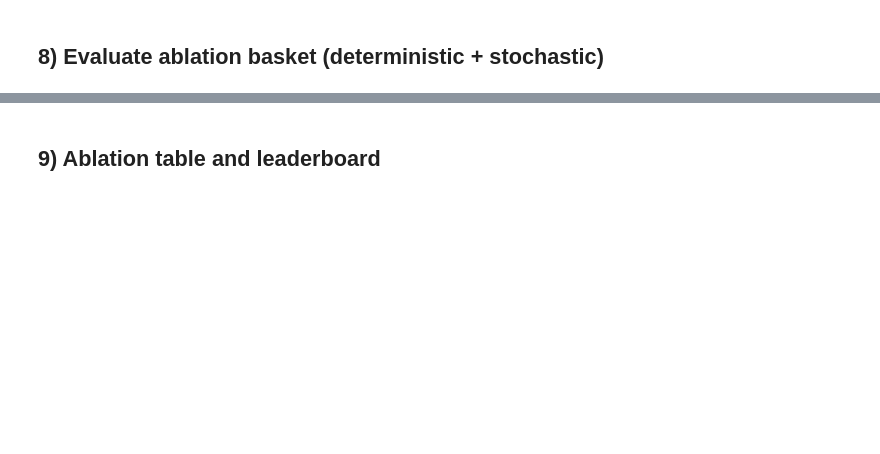
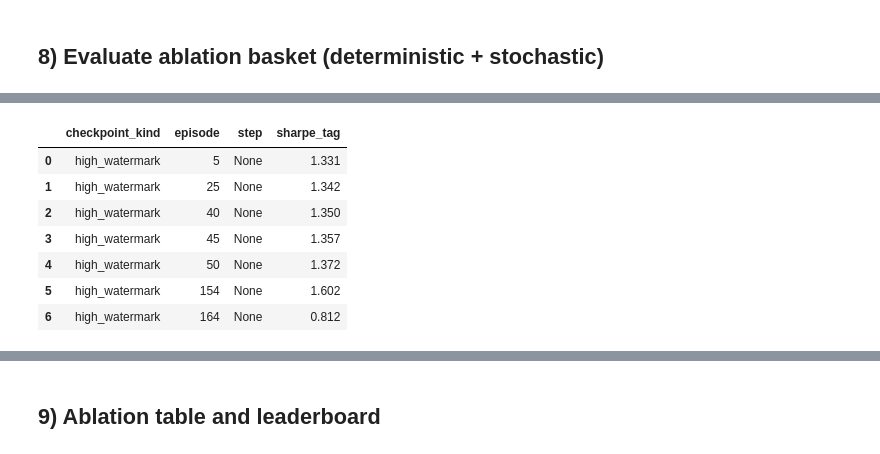
Before and after one commit to Dave-DKings/tcn_tape_vectorized_version, a Jupyter notebook: tcn_evaluation_only.ipynb, the cells around one changed output, grey strips where cells are left out. Cells and saved outputs as stored; diff of their text form; code cells hidden in the pictures; blank space fills up the shorter version.

```diff
--- a/tcn_evaluation_only.ipynb
+++ b/tcn_evaluation_only.ipynb
@@ -872,3 +953,85 @@ def eval_run_one_checkpoint(eval_cfg, phase1_data, ckpt_prefix, seed=42):
         save_eval_logs=EVAL_SAVE_LOGS,
         save_eval_artifacts=EVAL_SAVE_ARTIFACTS,
     )
+# %%
+# -----------------------------------------------------------------------------
+# Evaluation subset controls
+# -----------------------------------------------------------------------------
+# Modes:
+# - "all": run full eval_ablation_ckpts
+# - "index_range": run by row index range in eval_ablation_ckpts
+# - "episode_range": run checkpoints with episode in [min_ep, max_ep]
+# - "episode_list": run only specific episodes
+EVAL_RUN_MODE = "episode_list"
+
+EVAL_INDEX_RANGE = (0, 9999)      # used when mode="index_range" (inclusive)
+EVAL_EPISODE_RANGE = (1, 9999)    # used when mode="episode_range" (inclusive)
+EVAL_EPISODE_LIST = [5, 25, 50, 45, 40, 154, 164]  # used when mode="episode_list"
+
+# Optional: clear previous results each run
+EVAL_RESET_RESULTS = True
+
+# -----------------------------------------------------------------------------
+# Build selected checkpoint frame
+# -----------------------------------------------------------------------------
+eval_evaluations = {}
+eval_failures = {}
+
+if EVAL_RUN_MODE == "all":
+    eval_run_ckpts = eval_ablation_ckpts.copy()
+
+elif EVAL_RUN_MODE == "index_range":
+    i0, i1 = EVAL_INDEX_RANGE
+    eval_run_ckpts = eval_ablation_ckpts.iloc[i0:i1 + 1].copy()
+
+elif EVAL_RUN_MODE == "episode_range":
+    ep0, ep1 = EVAL_EPISODE_RANGE
+    tmp = eval_ablation_ckpts.copy()
+    tmp["_ep_int"] = pd.to_numeric(tmp["episode"], errors="coerce")
+    eval_run_ckpts = tmp[(tmp["_ep_int"] >= ep0) & (tmp["_ep_int"] <= ep1)].drop(columns=["_ep_int"]).copy()
+
+elif EVAL_RUN_MODE == "episode_list":
+    want = set(int(x) for x in EVAL_EPISODE_LIST)
+    tmp = eval_ablation_ckpts.copy()
+    tmp["_ep_int"] = pd.to_numeric(tmp["episode"], errors="coerce").astype("Int64")
+    eval_run_ckpts = tmp[tmp["_ep_int"].isin(want)].drop(columns=["_ep_int"]).copy()
+
+else:
+    raise ValueError(f"Unknown EVAL_RUN_MODE: {EVAL_RUN_MODE}")
+
+eval_run_ckpts = eval_run_ckpts.reset_index(drop=True)
+
+print(f"Mode: {EVAL_RUN_MODE}")
+print(f"Selected checkpoints: {len(eval_run_ckpts)} / {len(eval_ablation_ckpts)}")
+display(eval_run_ckpts[["checkpoint_kind", "episode", "step", "sharpe_tag"]].head(20))
+
+# -----------------------------------------------------------------------------
+# Run evaluation
+# -----------------------------------------------------------------------------
+if EVAL_RESET_RESULTS or "eval_evaluations" not in globals():
+    eval_evaluations = {}
+if EVAL_RESET_RESULTS or "eval_failures" not in globals():
+    eval_failures = {}
+
+for i, row in eval_run_ckpts.iterrows():
+    ep = int(row["episode"]) if pd.notna(row["episode"]) else -1
+    st = int(row["step"]) if pd.notna(row["step"]) else -1
+    label = f"{row['checkpoint_kind']}__ep{ep:04d}__step{st:06d}"
+    prefix = row["checkpoint_prefix"]
+
+    print(f"\n[{i+1}/{len(eval_run_ckpts)}] Evaluating: {label}")
+    try:
+        ev = eval_run_one_checkpoint(eval_config, eval_phase1_data, prefix, seed=EVAL_RANDOM_SEED)
+        eval_evaluations[label] = ev
+    except Exception as e:
+        eval_failures[label] = f"{type(e).__name__}: {e}"
+        print(f"❌ Failed {label}: {eval_failures[label]}")
+
+print("✅ Completed evaluations:", len(eval_evaluations))
+print("⚠️ Failed evaluations:", len(eval_failures))
+
+if eval_failures:
+    print("\nFailure samples:")
+    for k, v in list(eval_failures.items())[:10]:
+        print(" -", k, "->", v)
+# %% [output]
@@ -874,0 +1040,8 @@ def eval_run_one_checkpoint(eval_cfg, phase1_data, ckpt_prefix, seed=42):
+|  | checkpoint_kind | episode | step | sharpe_tag |
+| 0 | high_watermark | 5 | None | 1.331 |
+| 1 | high_watermark | 25 | None | 1.342 |
+| 2 | high_watermark | 40 | None | 1.350 |
+| 3 | high_watermark | 45 | None | 1.357 |
+| 4 | high_watermark | 50 | None | 1.372 |
+| 5 | high_watermark | 154 | None | 1.602 |
+| 6 | high_watermark | 164 | None | 0.812 |
```
Also changed, not shown: parts of 19 cells of this notebook, 8 other files.
